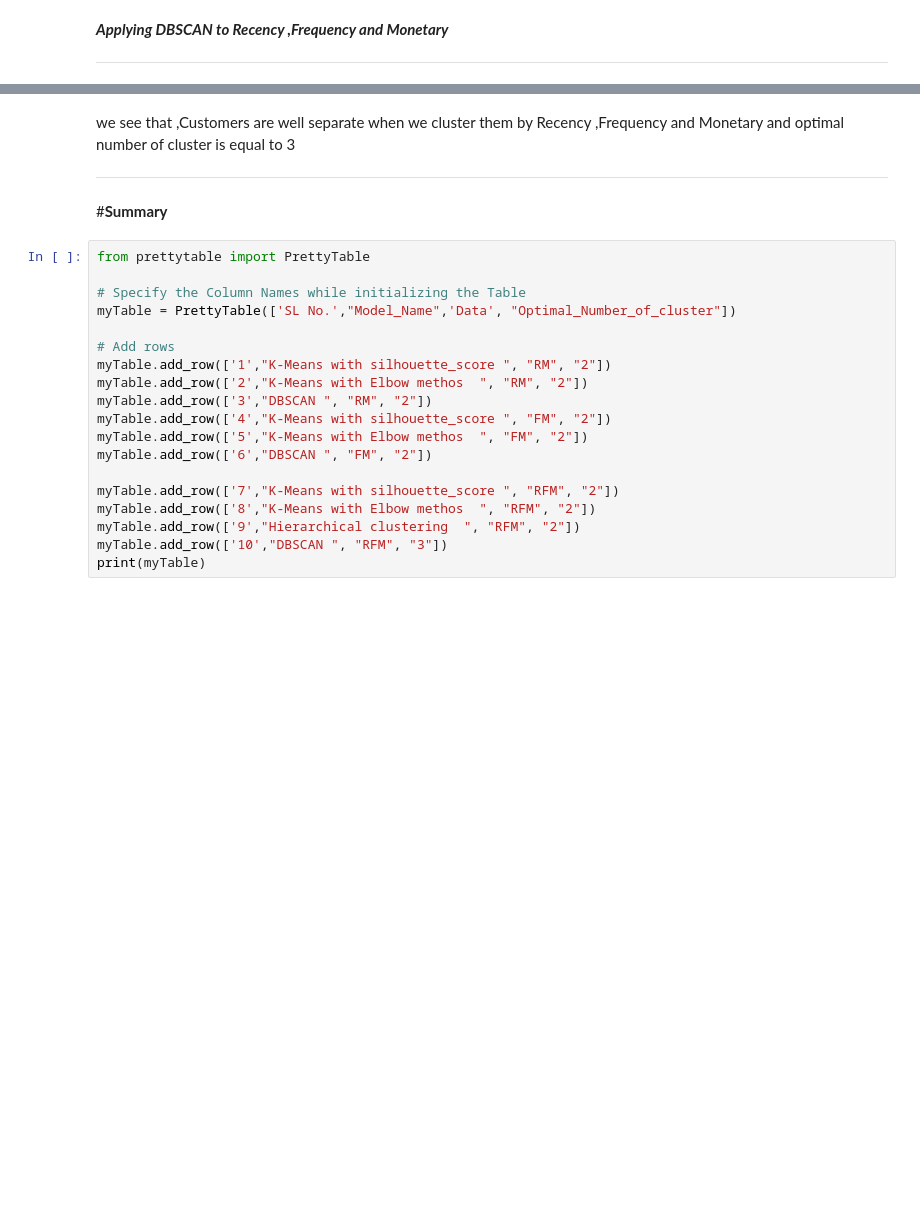
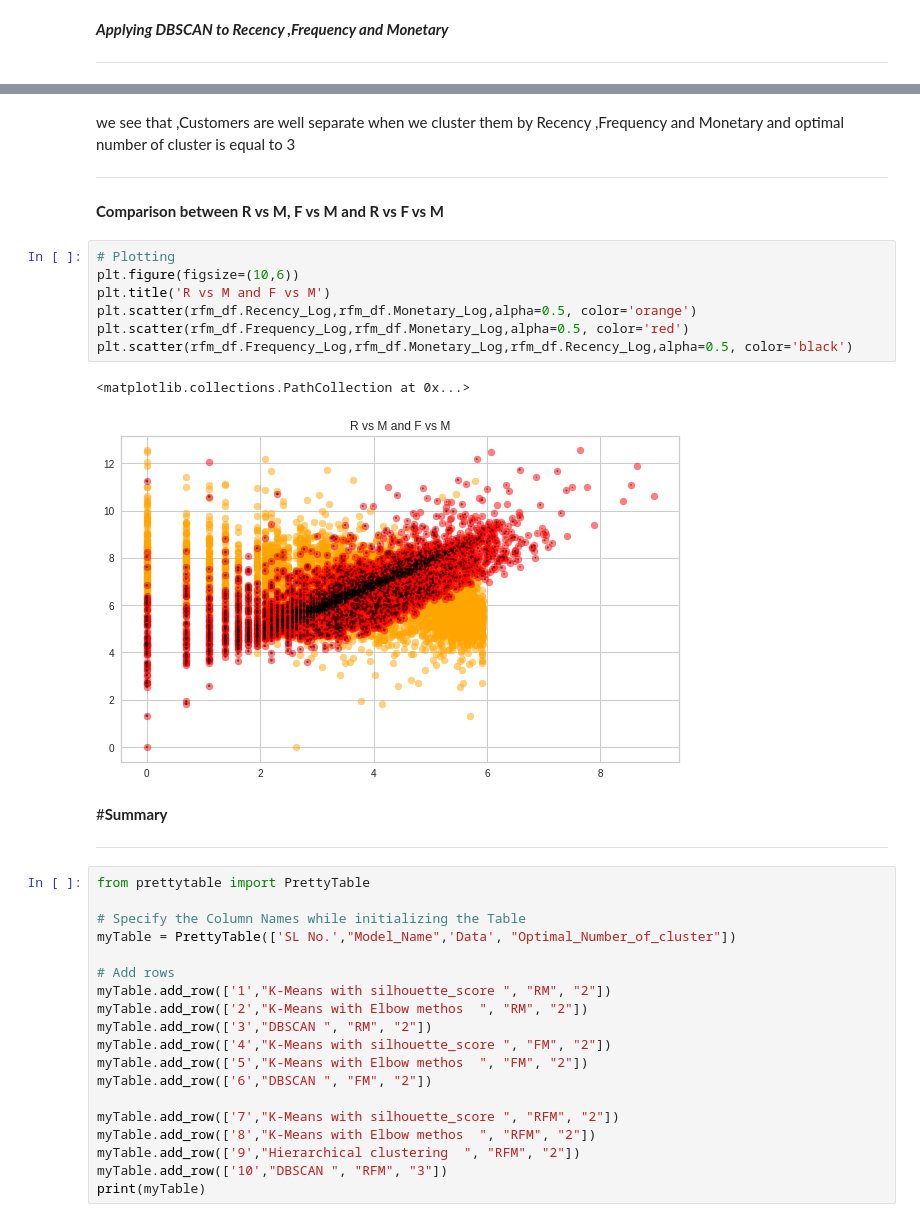
Before and after one commit to adilimam12/unsupervised_learning_capstone-project4, a Jupyter notebook: online_retail_customer_segmentation.ipynb, the cells around one changed output, grey strips where cells are left out. Drawn from its saved outputs; the diff is of its cells as text; blank space fills up the shorter version.

```diff
--- a/online_retail_customer_segmentation.ipynb
+++ b/online_retail_customer_segmentation.ipynb
@@ -1249,8 +1258,22 @@ plt.scatter(X[:,0], X[:,1], c=y_pred, cmap='coolwarm_r')
 we see that ,Customers are well separate when we cluster them by Recency ,Frequency and Monetary and optimal number of cluster is equal to 3
 
 ---
-
-#**Summary**
+**Comparison between R vs M, F vs M and R vs F vs M**
+# %%
+# Plotting
+plt.figure(figsize=(10,6))
+plt.title('R vs M and F vs M')
+plt.scatter(rfm_df.Recency_Log,rfm_df.Monetary_Log,alpha=0.5, color='orange')
+plt.scatter(rfm_df.Frequency_Log,rfm_df.Monetary_Log,alpha=0.5, color='red')
+plt.scatter(rfm_df.Frequency_Log,rfm_df.Monetary_Log,rfm_df.Recency_Log,alpha=0.5, color='black')
+# %% [output]
+<matplotlib.collections.PathCollection at 0x...>
+[figure, added]
+# %% [markdown]
+#**Summary**
+
+
+---
 # %%
 from prettytable import PrettyTable
 
```
Also changed, not shown: parts of 6 cells of this notebook.
